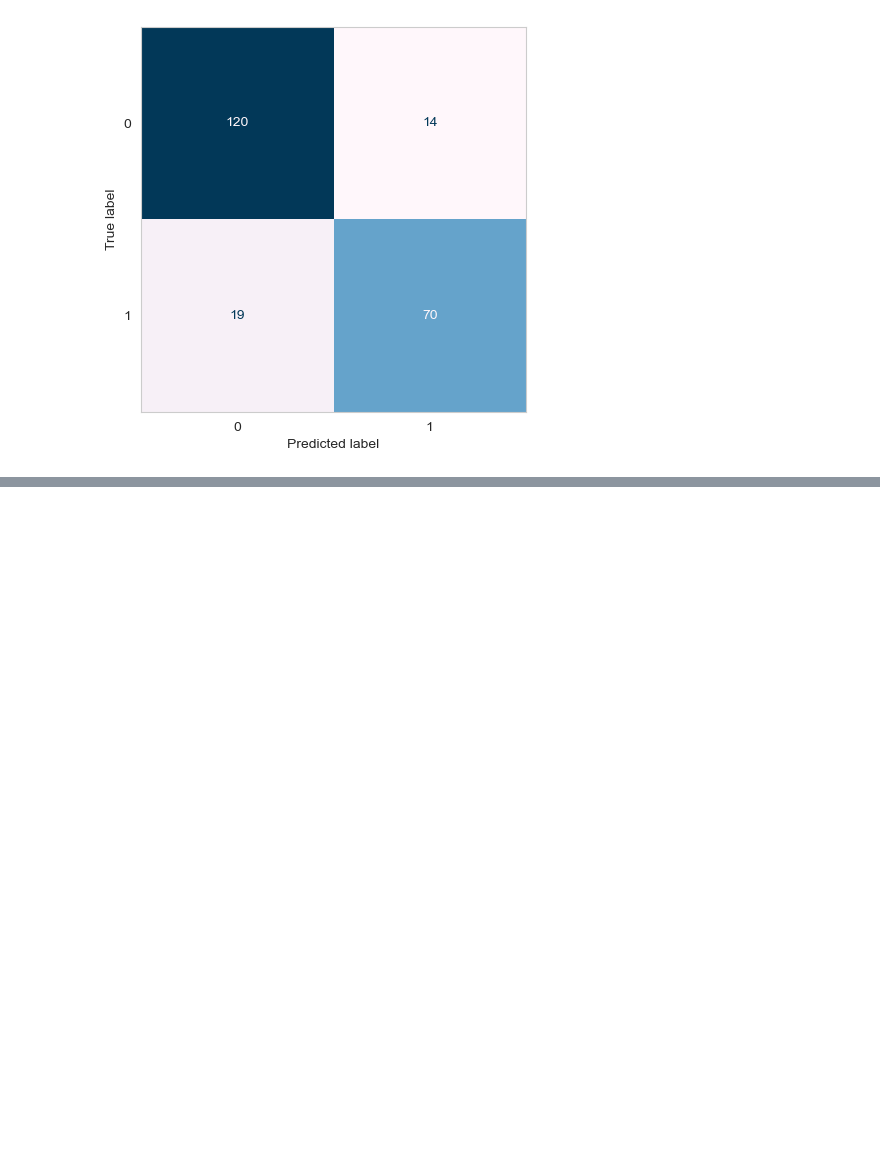
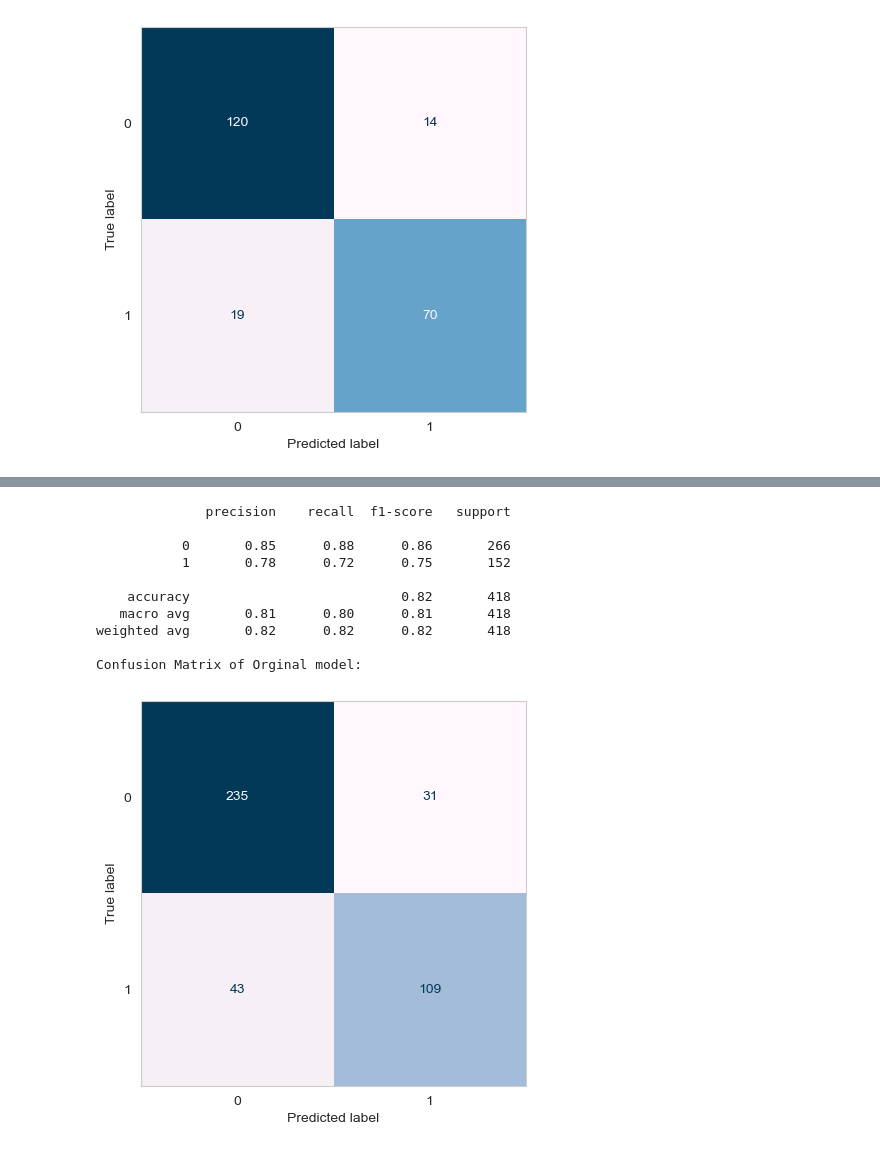
Before and after one commit to aws-hue/titanic_kaggle, a Jupyter notebook: Titanic training v2.ipynb, the cells around one changed output, grey strips where cells are left out. Cells and saved outputs as stored; diff of their text form; code cells hidden in the pictures; blank space fills up the shorter version.

```diff
--- a/Titanic training v2.ipynb
+++ b/Titanic training v2.ipynb
@@ -787,0 +596,19 @@ print(f1_score(Y_test, y_pred))
+# %%
+## test with lg optuned
+
+print(classification_report(test_y , predictions))
+print('Confusion Matrix of Orginal model:')
+ConfusionMatrixDisplay.from_predictions(test_y, predictions, colorbar = False, cmap = 'PuBu')
+plt.grid(False)
+# %% [output]
+              precision    recall  f1-score   support
+
+           0       0.85      0.88      0.86       266
+           1       0.78      0.72      0.75       152
+
+    accuracy                           0.82       418
+   macro avg       0.81      0.80      0.81       418
+weighted avg       0.82      0.82      0.82       418
+
+Confusion Matrix of Orginal model:
+[figure, added]
```
Also changed, not shown: parts of 19 cells of this notebook, 7 other files.
